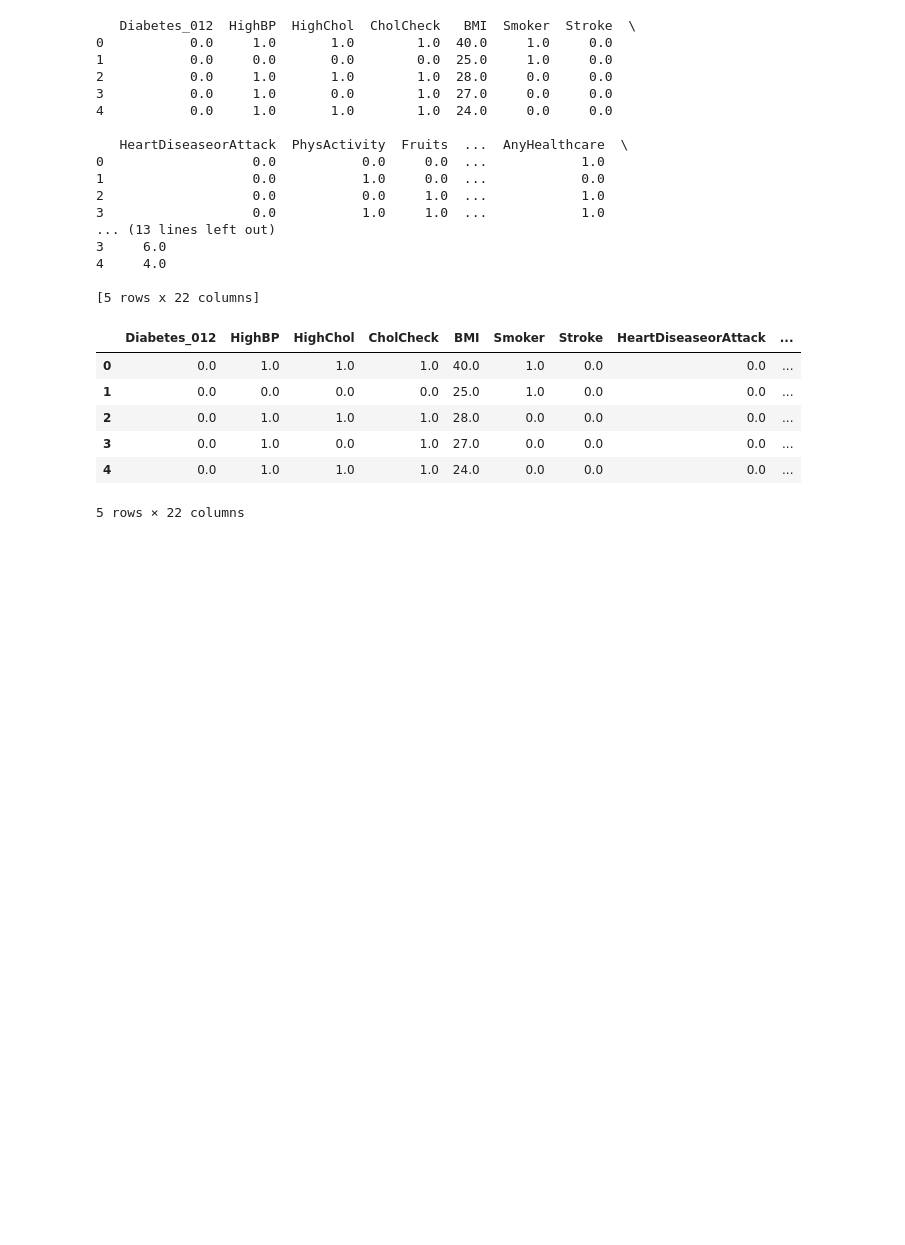
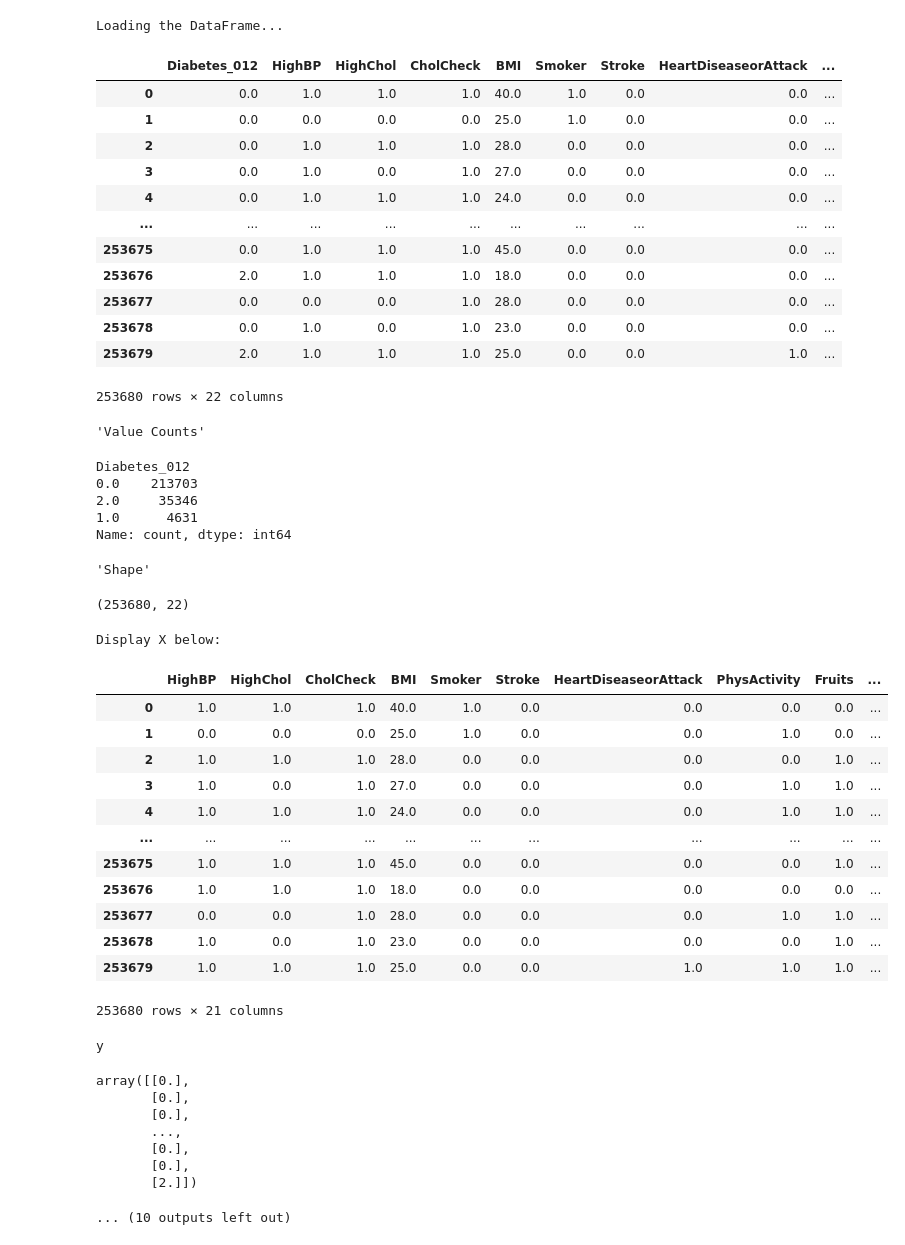
Before and after one commit to aVa7889/Diabetes, a Jupyter notebook: June_4_Progress.ipynb, the cells around one changed output. Drawn from its saved outputs; the diff is of its cells as text; code cells hidden in the pictures; blank space fills up the shorter version.

```diff
--- a/June_4_Progress.ipynb
+++ b/June_4_Progress.ipynb
@@ -11,31 +11 @@ from pipeline_utilities_scrap import load_data
 import glob
-# %%
-df = load_data()
-# %% [output]
-   Diabetes_012  HighBP  HighChol  CholCheck   BMI  Smoker  Stroke  \
-0           0.0     1.0       1.0        1.0  40.0     1.0     0.0
-1           0.0     0.0       0.0        0.0  25.0     1.0     0.0
-2           0.0     1.0       1.0        1.0  28.0     0.0     0.0
-3           0.0     1.0       0.0        1.0  27.0     0.0     0.0
-4           0.0     1.0       1.0        1.0  24.0     0.0     0.0
-
-   HeartDiseaseorAttack  PhysActivity  Fruits  ...  AnyHealthcare  \
-0                   0.0           0.0     0.0  ...            1.0
-1                   0.0           1.0     0.0  ...            0.0
-2                   0.0           0.0     1.0  ...            1.0
-3                   0.0           1.0     1.0  ...            1.0
-... (13 lines left out)
-3     6.0
-4     4.0
-
-[5 rows x 22 columns]
-# %%
-df.head()
-# %% [output]
-|  | Diabetes_012 | HighBP | HighChol | CholCheck | BMI | Smoker | Stroke | HeartDiseaseorAttack | ... |
-| 0 | 0.0 | 1.0 | 1.0 | 1.0 | 40.0 | 1.0 | 0.0 | 0.0 | ... |
-| 1 | 0.0 | 0.0 | 0.0 | 0.0 | 25.0 | 1.0 | 0.0 | 0.0 | ... |
-| 2 | 0.0 | 1.0 | 1.0 | 1.0 | 28.0 | 0.0 | 0.0 | 0.0 | ... |
-| 3 | 0.0 | 1.0 | 0.0 | 1.0 | 27.0 | 0.0 | 0.0 | 0.0 | ... |
-| 4 | 0.0 | 1.0 | 1.0 | 1.0 | 24.0 | 0.0 | 0.0 | 0.0 | ... |
-5 rows × 22 columns
@@ -41,0 +14,49 @@ df.head()
+# %%
+# X_feature_set() includes loading data, spliting X_train, X_test and y_train, y_test.
+X_train, X_test, y_train, y_test = X_y_set()
+# %% [output]
+Loading the DataFrame...
+|  | Diabetes_012 | HighBP | HighChol | CholCheck | BMI | Smoker | Stroke | HeartDiseaseorAttack | ... |
+| 0 | 0.0 | 1.0 | 1.0 | 1.0 | 40.0 | 1.0 | 0.0 | 0.0 | ... |
+| 1 | 0.0 | 0.0 | 0.0 | 0.0 | 25.0 | 1.0 | 0.0 | 0.0 | ... |
+| 2 | 0.0 | 1.0 | 1.0 | 1.0 | 28.0 | 0.0 | 0.0 | 0.0 | ... |
+| 3 | 0.0 | 1.0 | 0.0 | 1.0 | 27.0 | 0.0 | 0.0 | 0.0 | ... |
+| 4 | 0.0 | 1.0 | 1.0 | 1.0 | 24.0 | 0.0 | 0.0 | 0.0 | ... |
+| ... | ... | ... | ... | ... | ... | ... | ... | ... | ... |
+| 253675 | 0.0 | 1.0 | 1.0 | 1.0 | 45.0 | 0.0 | 0.0 | 0.0 | ... |
+| 253676 | 2.0 | 1.0 | 1.0 | 1.0 | 18.0 | 0.0 | 0.0 | 0.0 | ... |
+| 253677 | 0.0 | 0.0 | 0.0 | 1.0 | 28.0 | 0.0 | 0.0 | 0.0 | ... |
+| 253678 | 0.0 | 1.0 | 0.0 | 1.0 | 23.0 | 0.0 | 0.0 | 0.0 | ... |
+| 253679 | 2.0 | 1.0 | 1.0 | 1.0 | 25.0 | 0.0 | 0.0 | 1.0 | ... |
+253680 rows × 22 columns
+'Value Counts'
+Diabetes_012
+0.0    213703
+2.0     35346
+1.0      4631
+Name: count, dtype: int64
+'Shape'
+(253680, 22)
+Display X below:
+|  | HighBP | HighChol | CholCheck | BMI | Smoker | Stroke | HeartDiseaseorAttack | PhysActivity | Fruits | ... |
+| 0 | 1.0 | 1.0 | 1.0 | 40.0 | 1.0 | 0.0 | 0.0 | 0.0 | 0.0 | ... |
+| 1 | 0.0 | 0.0 | 0.0 | 25.0 | 1.0 | 0.0 | 0.0 | 1.0 | 0.0 | ... |
+| 2 | 1.0 | 1.0 | 1.0 | 28.0 | 0.0 | 0.0 | 0.0 | 0.0 | 1.0 | ... |
+| 3 | 1.0 | 0.0 | 1.0 | 27.0 | 0.0 | 0.0 | 0.0 | 1.0 | 1.0 | ... |
+| 4 | 1.0 | 1.0 | 1.0 | 24.0 | 0.0 | 0.0 | 0.0 | 1.0 | 1.0 | ... |
+| ... | ... | ... | ... | ... | ... | ... | ... | ... | ... | ... |
+| 253675 | 1.0 | 1.0 | 1.0 | 45.0 | 0.0 | 0.0 | 0.0 | 0.0 | 1.0 | ... |
+| 253676 | 1.0 | 1.0 | 1.0 | 18.0 | 0.0 | 0.0 | 0.0 | 0.0 | 0.0 | ... |
+| 253677 | 0.0 | 0.0 | 1.0 | 28.0 | 0.0 | 0.0 | 0.0 | 1.0 | 1.0 | ... |
+| 253678 | 1.0 | 0.0 | 1.0 | 23.0 | 0.0 | 0.0 | 0.0 | 0.0 | 1.0 | ... |
+| 253679 | 1.0 | 1.0 | 1.0 | 25.0 | 0.0 | 0.0 | 1.0 | 1.0 | 1.0 | ... |
+253680 rows × 21 columns
+y
+array([[0.],
+       [0.],
+       [0.],
+       ...,
+       [0.],
+       [0.],
+       [2.]])
+... (10 outputs left out)
```
Also changed, not shown: parts of 10 cells of this notebook, 2 other files.
